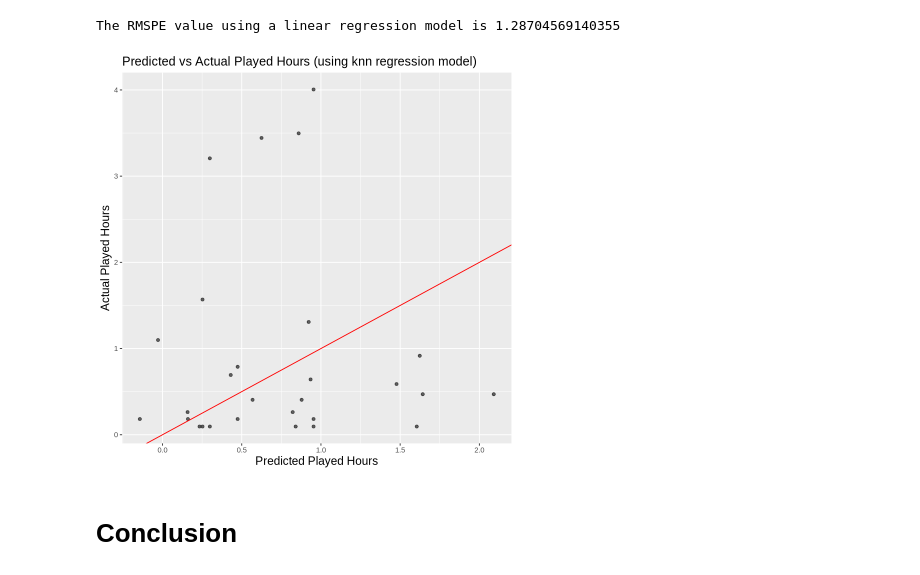
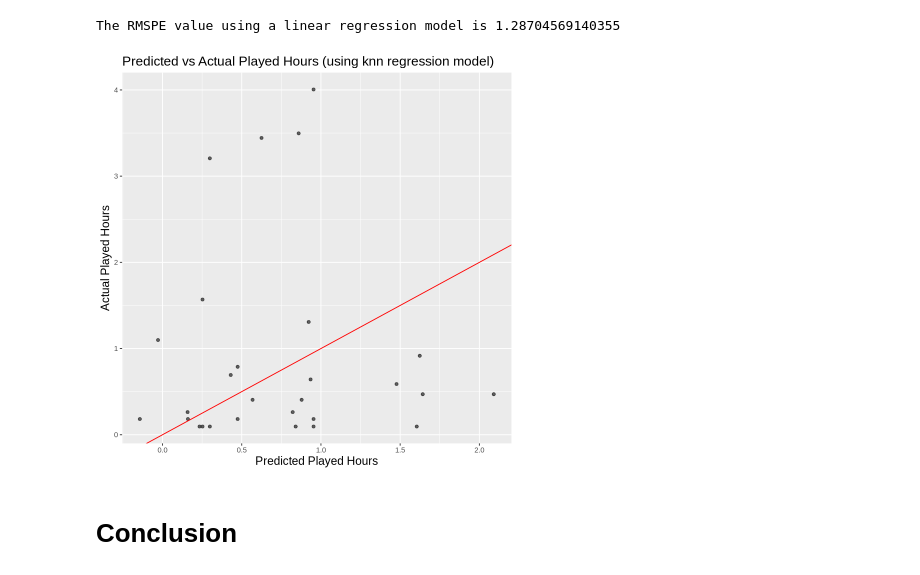
Before and after one commit to thaviship/dsci-group-project, a Jupyter notebook: Project Final Report.ipynb, the cells around one changed output. Saved outputs shown, nothing was run; the diff lists cells and outputs as text; code cells hidden in the pictures.

Commit message:
Changed linear visualization title size

```diff
--- a/Project Final Report.ipynb
+++ b/Project Final Report.ipynb
@@ -349,16 +349,16 @@ The RMSPE value using a linear regression model is 1.28704569140355
 # %%
 lm_visualization <- ggplot(lm_predictions, aes(x = .pred, y = played_hours_log)) +
   geom_point(alpha = 0.6) +
   geom_abline(slope = 1, intercept = 0, color = "red") +
   labs(title = "Predicted vs Actual Played Hours",
        x = "Predicted Played Hours",
        y = "Actual Played Hours")+
-    theme(plot.title = element_text(size = 15),
+    theme(plot.title = element_text(size = 16),
         axis.title = element_text(size = 14))+
         ggtitle("Predicted vs Actual Played Hours (using knn regression model)")
 lm_visualization
 # %% [output]
-[figure, old version]
+[figure, new version]
 # %% [markdown]
 # Conclusion
 # %% [markdown]
```
